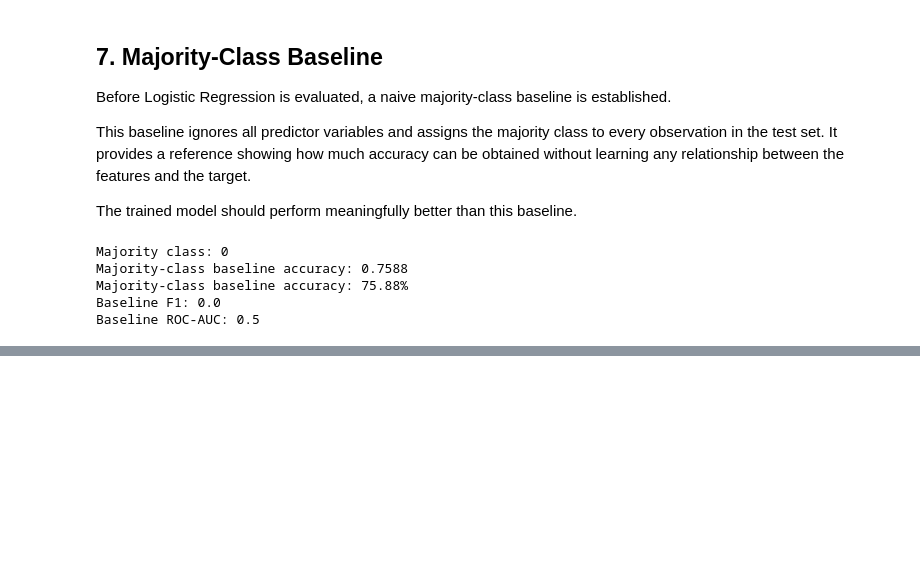
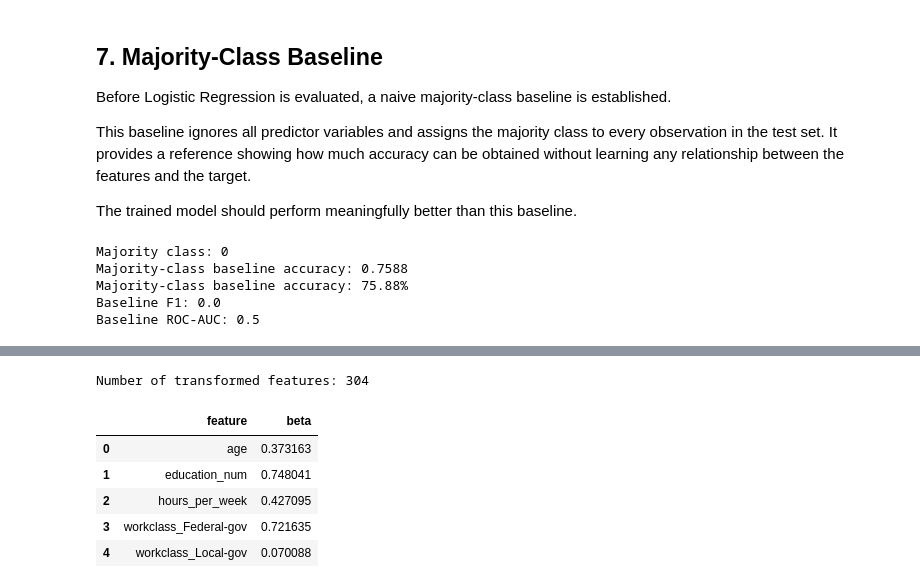
Before and after one commit to priyadarshiansu/cap5610-midterm, a Jupyter notebook: notebooks/01_logistic_regression.ipynb.ipynb, the cells around one changed output, grey strips where cells are left out. Cells and saved outputs as stored; diff of their text form; code cells hidden in the pictures; blank space fills up the shorter version.

```diff
--- a/notebooks/01_logistic_regression.ipynb.ipynb
+++ b/notebooks/01_logistic_regression.ipynb.ipynb
@@ -305,0 +432,10 @@ Baseline ROC-AUC: 0.5
+# %%
+#Combining Both Pipelines
+preprocessor = ColumnTransformer(
+    transformers=[
+        ("num",numerical_pipeline,numerical_features),
+        ("cat",categorical_pipeline,categorical_features)
+    ]
+)
+
+print(preprocessor)
@@ -305,0 +518,5 @@ Baseline ROC-AUC: 0.5
+# %%
+# Fit the complete pipeline on the training data.
+balanced_model.fit(X_train, y_train)
+
+print("Balanced Logistic Regression training complete.")
@@ -305,0 +625,40 @@ Baseline ROC-AUC: 0.5
+# %%
+# Retrieve the fitted preprocessing step from the full model pipeline.
+fitted_preprocessor = balanced_model.named_steps["preprocessor"]
+
+# Obtain the names of all features after preprocessing.
+# This includes standardized numerical features and one-hot encoded
+# categorical features.
+feature_names = fitted_preprocessor.get_feature_names_out()
+
+# Retrieve the fitted Logistic Regression classifier.
+fitted_classifier = balanced_model.named_steps["classifier"]
+
+# Logistic Regression stores one coefficient for each transformed feature.
+# For binary classification, coef_[0] contains that coefficient vector.
+coefficients = fitted_classifier.coef_[0]
+
+# Store feature names and their corresponding beta coefficients together.
+coefficient_df = pd.DataFrame({
+    "feature": feature_names,
+    "beta": coefficients
+})
+
+# Remove the ColumnTransformer prefixes to make the names easier to read.
+coefficient_df["feature"] = (
+    coefficient_df["feature"]
+    .str.replace("num__", "", regex=False)
+    .str.replace("cat__", "", regex=False)
+)
+
+print("Number of transformed features:", len(coefficient_df))
+
+coefficient_df.head()
+# %% [output]
+Number of transformed features: 304
+|  | feature | beta |
+| 0 | age | 0.373163 |
+| 1 | education_num | 0.748041 |
+| 2 | hours_per_week | 0.427095 |
+| 3 | workclass_Federal-gov | 0.721635 |
+| 4 | workclass_Local-gov | 0.070088 |
```
Also changed, not shown: parts of 33 cells of this notebook.
